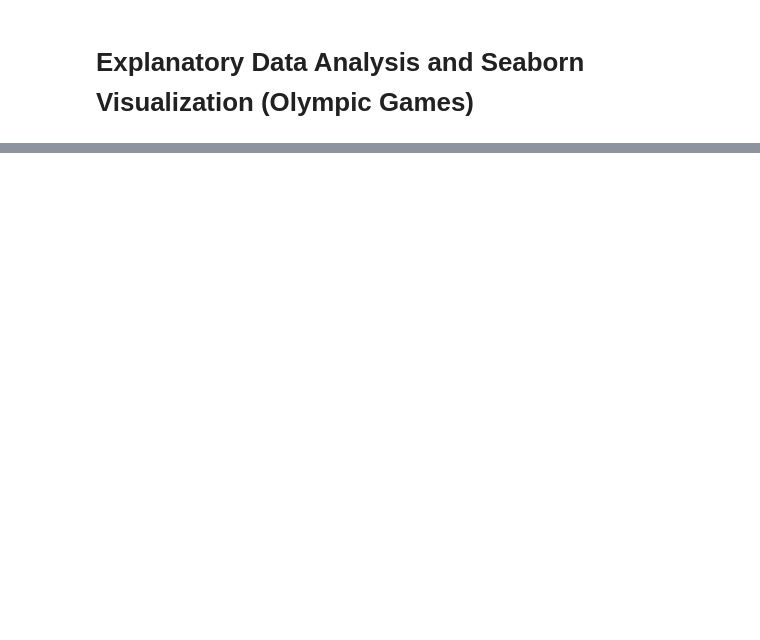
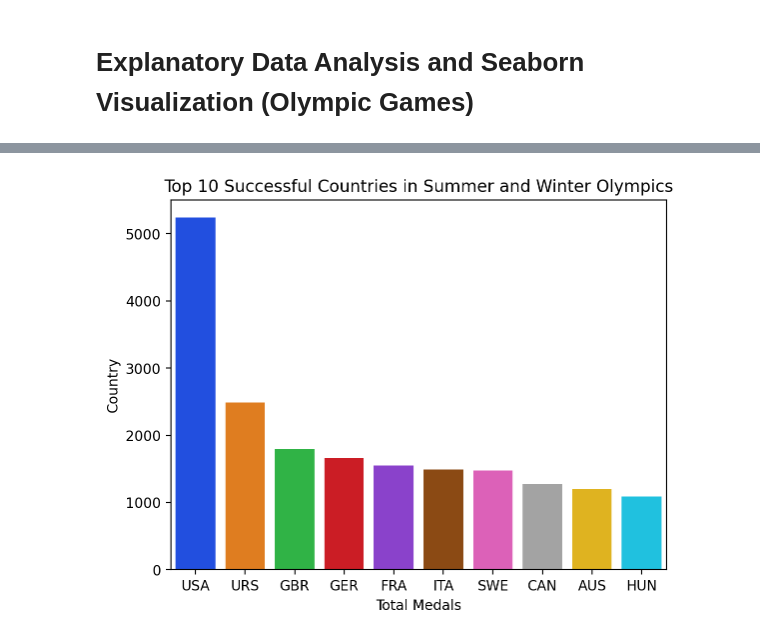
Before and after one commit to SengLay/PDS-Project, a Jupyter notebook: sources/main.ipynb, the cells around one changed output, grey strips where cells are left out. Saved outputs shown, nothing was run; the diff lists cells and outputs as text; code cells hidden in the pictures; blank space fills up the shorter version.

```diff
--- a/sources/main.ipynb
+++ b/sources/main.ipynb
@@ -27,0 +113,4 @@ import matplotlib.pyplot as plt
+# %%
+# Replace Country to RUS if the Athlete is "KUDUKHOV, Besik"
+summer_winter_df.loc[summer_winter_df["Athlete"] == "KUDUKHOV, Besik", "Country"] = "RUS"
+summer_winter_df[summer_winter_df['Athlete'] == "KUDUKHOV, Besik"]
@@ -27,0 +226,3 @@ import matplotlib.pyplot as plt
+# %%
+# Drop duplicated values
+summer_winter_df.drop_duplicates(inplace=True)
@@ -27,0 +260,11 @@ import matplotlib.pyplot as plt
+# %%
+# Group by Country and Medal, count each type of medal separately
+medal_counts = (
+    summer_winter_df.groupby(["Country", "Medal"])
+    .size()
+    .unstack(fill_value=0)  # use to create seperate columns for each medal types
+)
+
+medal_counts["Total_Medals"] = medal_counts.sum(axis=1, numeric_only=True)
+most_successful_countries = medal_counts.sort_values("Total_Medals", ascending=False)
+most_successful_countries.head(10)
@@ -27,0 +284,3 @@ import matplotlib.pyplot as plt
+# %%
+top_10_countries = most_successful_countries.iloc[:10]
+display(top_10_countries)
@@ -27,0 +300,14 @@ import matplotlib.pyplot as plt
+# %%
+ax = sns.barplot(
+    data=top_10_countries,
+    x="Country",
+    y="Total_Medals",
+    palette="bright",
+    hue="Country"
+);
+
+ax.set_title("Top 10 Successful Countries in Summer and Winter Olympics");
+ax.set_xlabel("Total Medals");
+ax.set_ylabel("Country");
+# %% [output]
+[figure, added]
```
Also changed, not shown: parts of 60 cells of this notebook.
